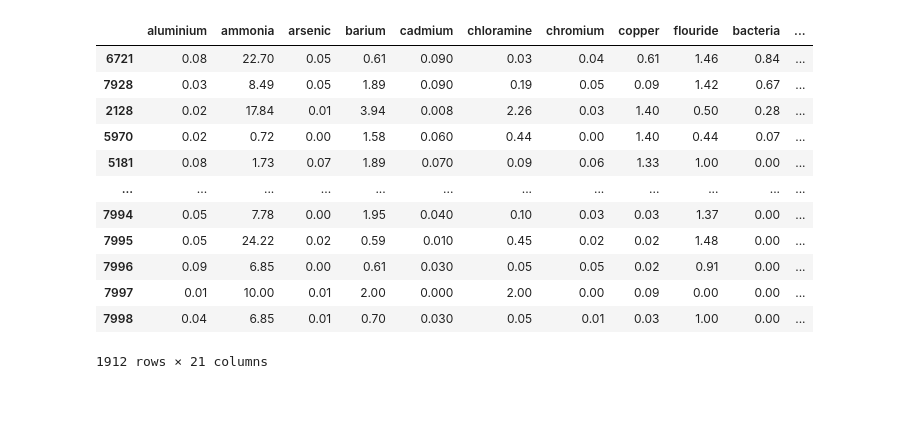
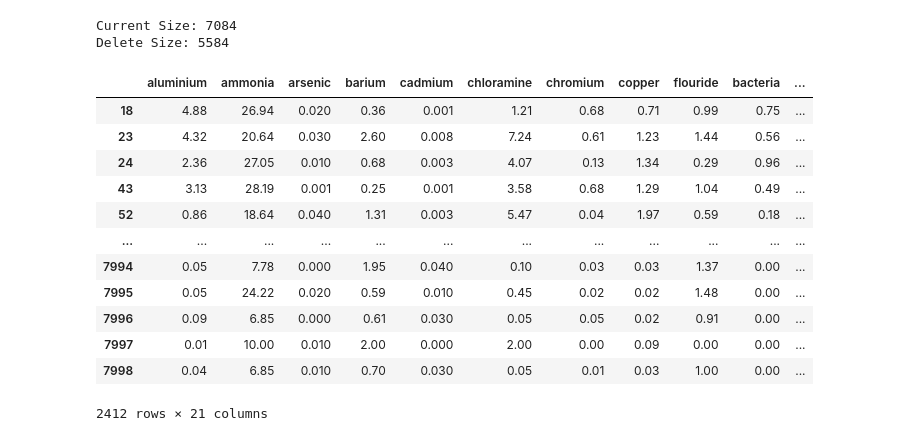
Before and after one commit to PeerasitPloyaram/Support_Vector_Machine_SVM-From_Scratch, a Jupyter notebook: src/main_water_Quality1.ipynb, the cells around one changed output. Drawn from its saved outputs; the diff is of its cells as text; code cells hidden in the pictures; blank space fills up the shorter version.

```diff
--- a/src/main_water_Quality1.ipynb
+++ b/src/main_water_Quality1.ipynb
@@ -24,32 +42,40 @@ df_majority = df[df.is_safe == 0]
 df_minority = df[df.is_safe == 1]
 
 
-# Downsample majority class
-df_majority_downsampled = resample(df_majority,
-                                 replace=False,    # sample without replacement
-                                 n_samples=1000,     # to match minority class
-                                 random_state=123) # reproducible results
+# # Downsample majority class
+# df_majority_downsampled = resample(df_majority,
+#                                  replace=False,    # sample without replacement
+#                                  n_samples=1000,     # to match minority class
+#                                  random_state=123) # reproducible results
 
-# Combine minority class with downsampled majority class
-df_downsampled = pd.concat([df_majority_downsampled, df_minority])
+# # Combine minority class with downsampled majority class
+# df_downsampled = pd.concat([df_majority_downsampled, df_minority])
 
-# Display new class counts
-df_downsampled.is_safe.value_counts()
-df_downsampled
+# # Display new class counts
+# df_downsampled.is_safe.value_counts()
+# # df_downsampled
-# %% [output]
-|  | aluminium | ammonia | arsenic | barium | cadmium | chloramine | chromium | copper | flouride | bacteria | ... |
-| 6721 | 0.08 | 22.70 | 0.05 | 0.61 | 0.090 | 0.03 | 0.04 | 0.61 | 1.46 | 0.84 | ... |
-| 7928 | 0.03 | 8.49 | 0.05 | 1.89 | 0.090 | 0.19 | 0.05 | 0.09 | 1.42 | 0.67 | ... |
-| 2128 | 0.02 | 17.84 | 0.01 | 3.94 | 0.008 | 2.26 | 0.03 | 1.40 | 0.50 | 0.28 | ... |
-| 5970 | 0.02 | 0.72 | 0.00 | 1.58 | 0.060 | 0.44 | 0.00 | 1.40 | 0.44 | 0.07 | ... |
-| 5181 | 0.08 | 1.73 | 0.07 | 1.89 | 0.070 | 0.09 | 0.06 | 1.33 | 1.00 | 0.00 | ... |
-| ... | ... | ... | ... | ... | ... | ... | ... | ... | ... | ... | ... |
-| 7994 | 0.05 | 7.78 | 0.00 | 1.95 | 0.040 | 0.10 | 0.03 | 0.03 | 1.37 | 0.00 | ... |
-| 7995 | 0.05 | 24.22 | 0.02 | 0.59 | 0.010 | 0.45 | 0.02 | 0.02 | 1.48 | 0.00 | ... |
-| 7996 | 0.09 | 6.85 | 0.00 | 0.61 | 0.030 | 0.05 | 0.05 | 0.02 | 0.91 | 0.00 | ... |
-| 7997 | 0.01 | 10.00 | 0.01 | 2.00 | 0.000 | 2.00 | 0.00 | 0.09 | 0.00 | 0.00 | ... |
-| 7998 | 0.04 | 6.85 | 0.01 | 0.70 | 0.030 | 0.05 | 0.01 | 0.03 | 1.00 | 0.00 | ... |
-1912 rows × 21 columns
+# %%
+from model_selection import random_under_sampling
+df_majority_downsampled = random_under_sampling(df_majority,1500)
+
+df_downsampled = pd.concat([df_majority_downsampled, df_minority])
+df_downsampled
+# %% [output]
+Current Size: 7084
+Delete Size: 5584
+|  | aluminium | ammonia | arsenic | barium | cadmium | chloramine | chromium | copper | flouride | bacteria | ... |
+| 18 | 4.88 | 26.94 | 0.020 | 0.36 | 0.001 | 1.21 | 0.68 | 0.71 | 0.99 | 0.75 | ... |
+| 23 | 4.32 | 20.64 | 0.030 | 2.60 | 0.008 | 7.24 | 0.61 | 1.23 | 1.44 | 0.56 | ... |
+| 24 | 2.36 | 27.05 | 0.010 | 0.68 | 0.003 | 4.07 | 0.13 | 1.34 | 0.29 | 0.96 | ... |
+| 43 | 3.13 | 28.19 | 0.001 | 0.25 | 0.001 | 3.58 | 0.68 | 1.29 | 1.04 | 0.49 | ... |
+| 52 | 0.86 | 18.64 | 0.040 | 1.31 | 0.003 | 5.47 | 0.04 | 1.97 | 0.59 | 0.18 | ... |
+| ... | ... | ... | ... | ... | ... | ... | ... | ... | ... | ... | ... |
+| 7994 | 0.05 | 7.78 | 0.000 | 1.95 | 0.040 | 0.10 | 0.03 | 0.03 | 1.37 | 0.00 | ... |
+| 7995 | 0.05 | 24.22 | 0.020 | 0.59 | 0.010 | 0.45 | 0.02 | 0.02 | 1.48 | 0.00 | ... |
+| 7996 | 0.09 | 6.85 | 0.000 | 0.61 | 0.030 | 0.05 | 0.05 | 0.02 | 0.91 | 0.00 | ... |
+| 7997 | 0.01 | 10.00 | 0.010 | 2.00 | 0.000 | 2.00 | 0.00 | 0.09 | 0.00 | 0.00 | ... |
+| 7998 | 0.04 | 6.85 | 0.010 | 0.70 | 0.030 | 0.05 | 0.01 | 0.03 | 1.00 | 0.00 | ... |
+2412 rows × 21 columns
 # %%
 
 x = np.array(df_downsampled.drop(['is_safe'], axis=1))
```
Also changed, not shown: parts of 6 cells of this notebook, 1 other file.
